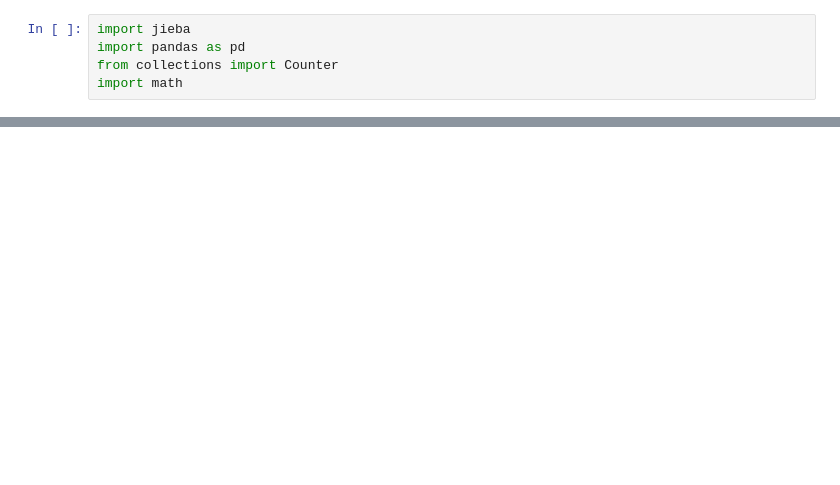
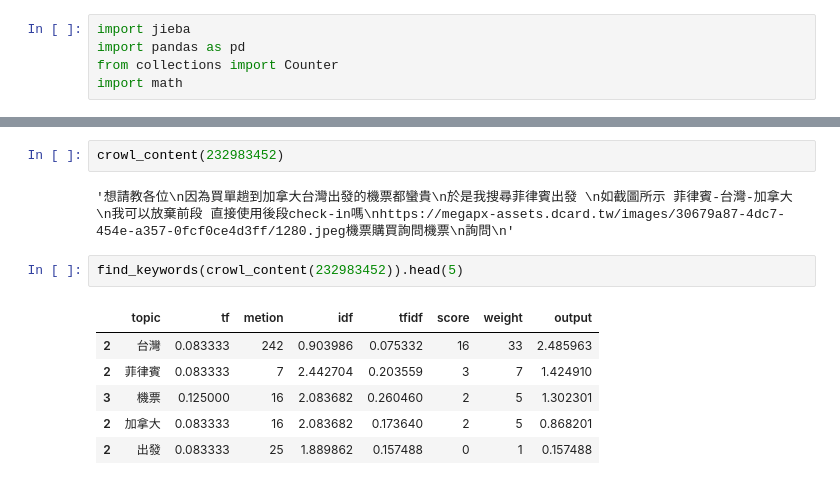
Before and after one commit to moodoa/tfidf, a Jupyter notebook: dcard_content.ipynb, the cells around one changed output, grey strips where cells are left out. Cells and saved outputs as stored; diff of their text form; blank space fills up the shorter version.

```diff
--- a/dcard_content.ipynb
+++ b/dcard_content.ipynb
@@ -129,0 +369,13 @@ kw
+# %%
+crowl_content(232983452)
+# %% [output]
+'想請教各位\n因為買單趟到加拿大台灣出發的機票都蠻貴\n於是我搜尋菲律賓出發 \n如截圖所示 菲律賓-台灣-加拿大\n我可以放棄前段 直接使用後段check-in嗎\nhttps://megapx-assets.dcard.tw/images/30679a87-4dc7-454e-a357-0fcf0ce4d3ff/1280.jpeg機票購買詢問機票\n詢問\n'
+# %%
+find_keywords(crowl_content(232983452)).head(5)
+# %% [output]
+|  | topic | tf | metion | idf | tfidf | score | weight | output |
+| 2 | 台灣 | 0.083333 | 242 | 0.903986 | 0.075332 | 16 | 33 | 2.485963 |
+| 2 | 菲律賓 | 0.083333 | 7 | 2.442704 | 0.203559 | 3 | 7 | 1.424910 |
+| 3 | 機票 | 0.125000 | 16 | 2.083682 | 0.260460 | 2 | 5 | 1.302301 |
+| 2 | 加拿大 | 0.083333 | 16 | 2.083682 | 0.173640 | 2 | 5 | 0.868201 |
+| 2 | 出發 | 0.083333 | 25 | 1.889862 | 0.157488 | 0 | 1 | 0.157488 |
```
Also changed, not shown: parts of 40 cells of this notebook, 5 other files.
